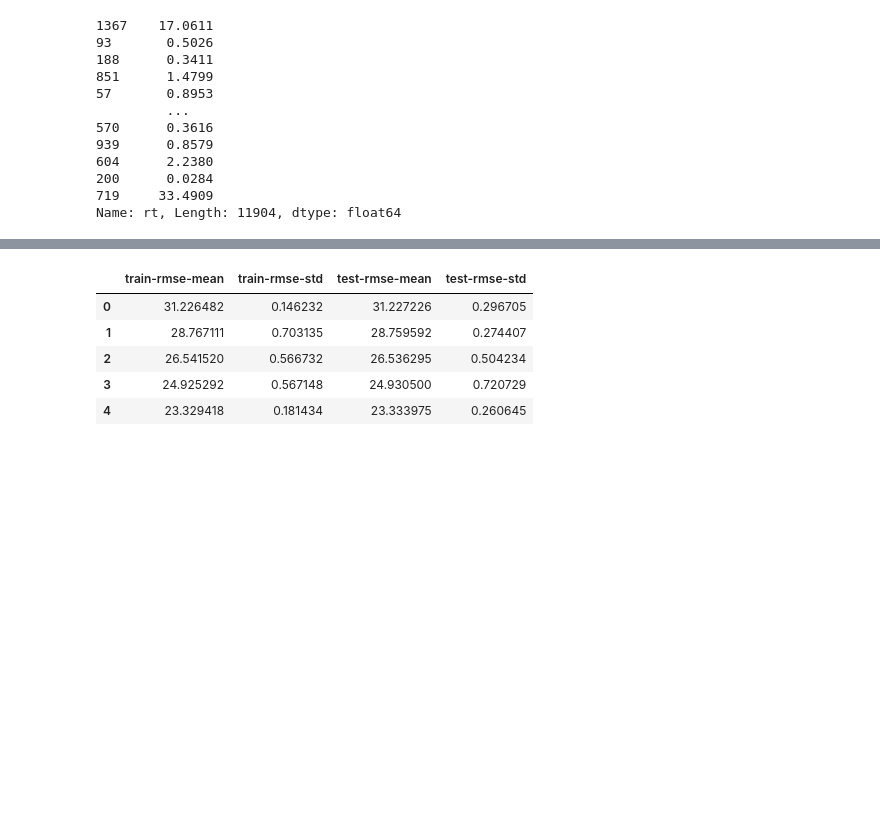
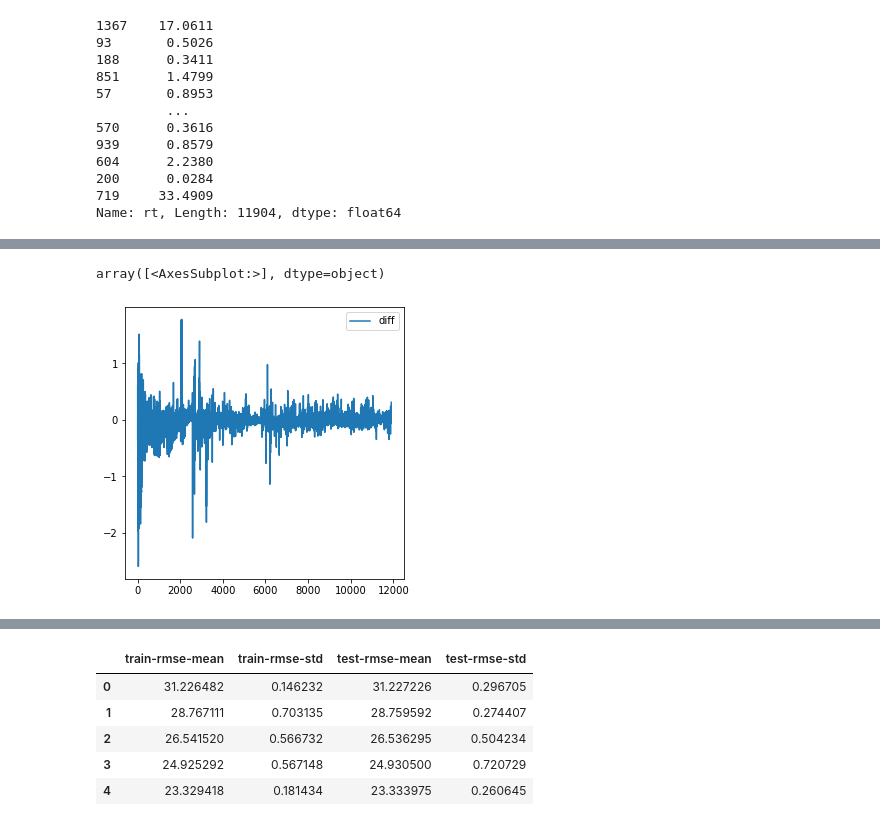
Before and after one commit to Sandeepa1995/GraCoMo, a Jupyter notebook: XGBoost.ipynb, the cells around one changed output, grey strips where cells are left out. Cells and saved outputs as stored; diff of their text form; code cells hidden in the pictures; blank space fills up the shorter version.

```diff
--- a/XGBoost.ipynb
+++ b/XGBoost.ipynb
@@ -385,3 +385,9 @@ ax2 = p2.plot.line(x='rt', y='diff', subplots=True)
+# %%
+p3 = p2.drop(columns=['rt'])
+p3.plot.line(subplots=True)
+# %% [output]
+array([<AxesSubplot:>], dtype=object)
+[figure, added]
 # %%
 # p2 = p1
 # p2['diff'] = (p1['lrt']-p1['pred'])/p1['lrt']
```
Also changed, not shown: parts of 18 cells of this notebook, 1 other file.
